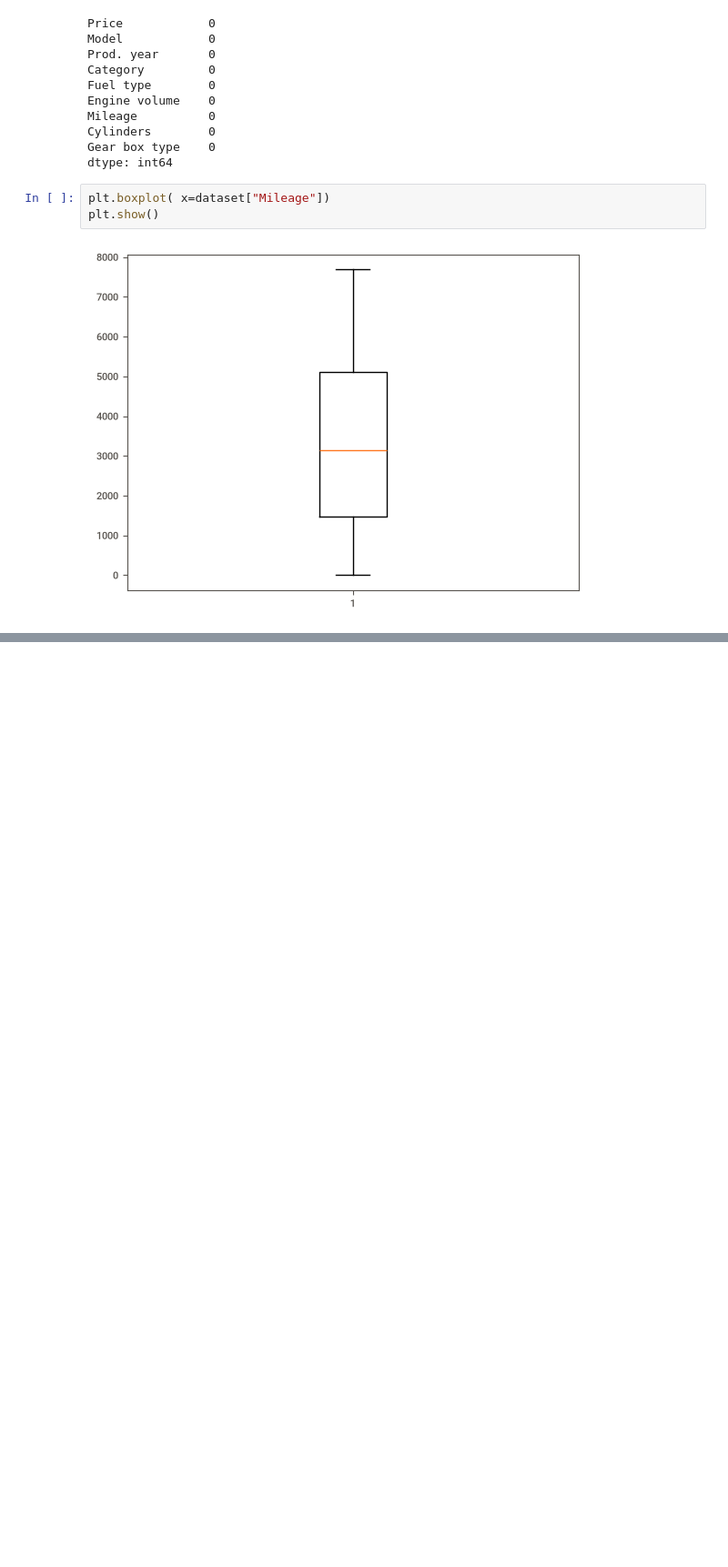
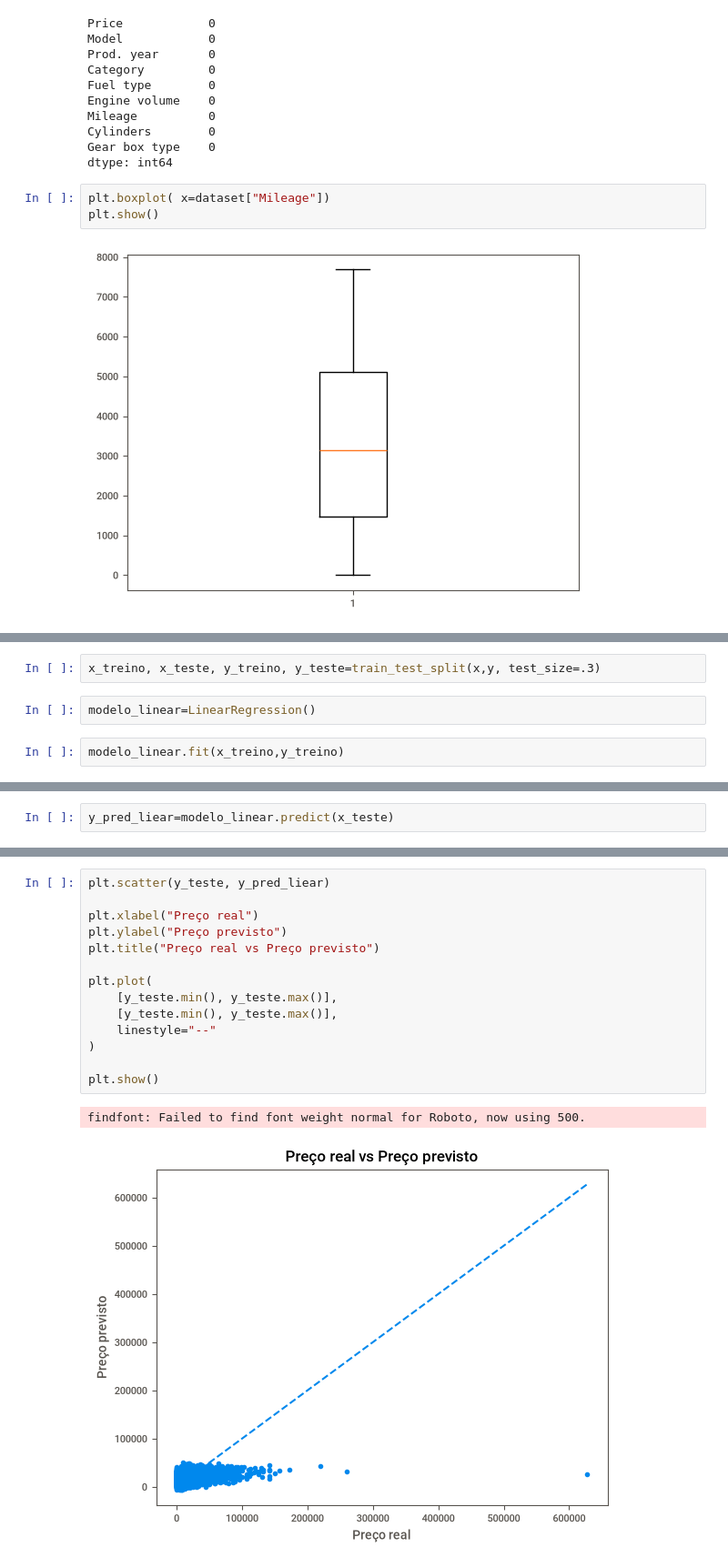
Before and after one commit to Divangamene/Modelo-de-Previs-o-de-Pre-os-de-Autom-veis, a Jupyter notebook: projecto.ipynb, the cells around one changed output, grey strips where cells are left out. Shown at 91% size. Cells and saved outputs as stored; diff of their text form; blank space fills up the shorter version.

Commit message:
Metricas de avaliacao do modelo

```diff
--- a/projecto.ipynb
+++ b/projecto.ipynb
@@ -254,0 +258,6 @@ dataset.describe()
+# %%
+x_treino, x_teste, y_treino, y_teste=train_test_split(x,y, test_size=.3)
+# %%
+modelo_linear=LinearRegression()
+# %%
+modelo_linear.fit(x_treino,y_treino)
@@ -254,0 +266,2 @@ dataset.describe()
+# %%
+y_pred_liear=modelo_linear.predict(x_teste)
@@ -254,0 +290,17 @@ dataset.describe()
+# %%
+plt.scatter(y_teste, y_pred_liear)
+
+plt.xlabel("Preço real")
+plt.ylabel("Preço previsto")
+plt.title("Preço real vs Preço previsto")
+
+plt.plot(
+    [y_teste.min(), y_teste.max()],
+    [y_teste.min(), y_teste.max()],
+    linestyle="--"
+)
+
+plt.show()
+# %% [output]
+findfont: Failed to find font weight normal for Roboto, now using 500.
+[figure, added]
```
Also changed, not shown: parts of 4 cells of this notebook.
